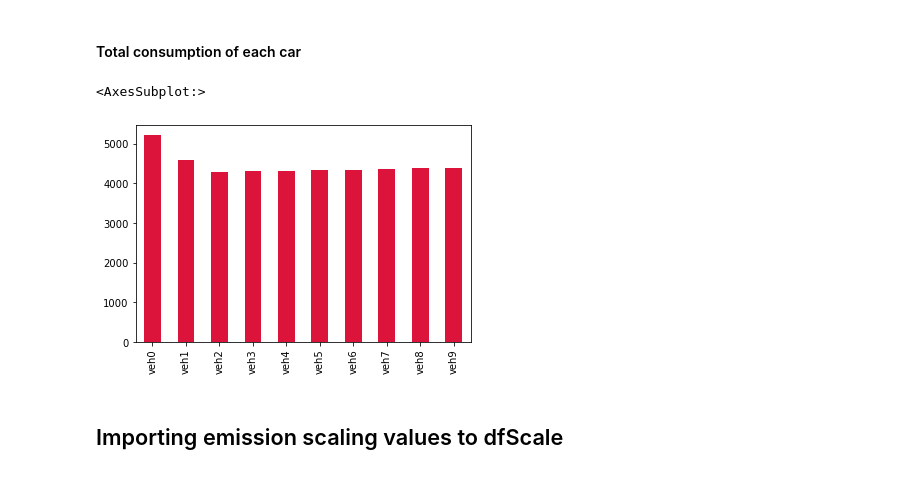
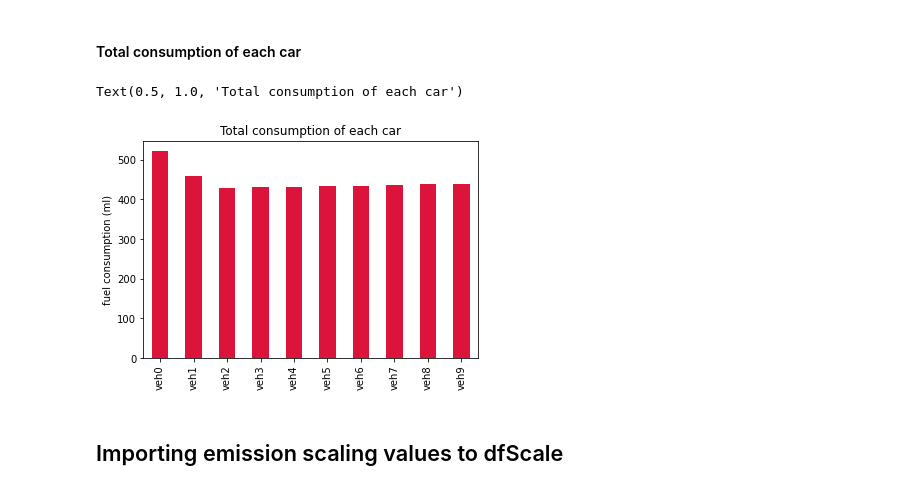
Before and after one commit to ValentBarnabas/PlatooningSolutionsForSelfDrivingVehicles, a Jupyter notebook: FuelConstumptionCalculator.ipynb, the cells around one changed output. Cells and saved outputs as stored; diff of their text form; code cells hidden in the pictures.

Commit message:
Minor changes, added unscaled emission values

```diff
--- a/FuelConstumptionCalculator.ipynb
+++ b/FuelConstumptionCalculator.ipynb
@@ -3,10 +3,23 @@
 import pandas as pd
 import xml.etree.ElementTree as ET
 import matplotlib.pyplot as plt
+# %%
+#Base Params
+stepsPerSec = 10
+
+COLOR = 'black'         #lightGray
+BACKGROUND = "none"     #black
+plt.rcParams['text.color'] = COLOR
+plt.rcParams['axes.labelcolor'] = COLOR
+plt.rcParams['xtick.color'] = COLOR
+plt.rcParams['ytick.color'] = COLOR
+
+plt.rcParams['axes.facecolor'] = BACKGROUND
+plt.rcParams['figure.facecolor'] = BACKGROUND
 # %% [markdown]
 ## Importing base emission values to dfBase
 # %%
-xmlDataBase = open('./emissionBaseValues.xml', 'r').read()  # Read file
+xmlDataBase = open('./emissionBaseValues_Bckp.xml', 'r').read()  # Read file
 rootBase = ET.XML(xmlDataBase)  # Parse XML
 
 colsBase = []
@@ -15,7 +28,7 @@ for i in rootBase:
     line = []
     for fuelInfo in i:
         # print(i.attrib["time"] + " " + fuelinfo.attrib["id"] + " " + str(fuelinfo.attrib["fuel"]))
-        line.append(float(fuelInfo.attrib["fuel"]))
+        line.append(float(fuelInfo.attrib["fuel"]) / stepsPerSec)
 
         if (fuelInfo.attrib["id"] not in colsBase):
             colsBase.append(fuelInfo.attrib["id"])
@@ -29,10 +42,12 @@ dfBase.columns = colsBase
 # %%
 baseSum = dfBase.sum(0)
 # print(summed)
-baseSum.plot(x = "vehicle id", y = "fuel consumption (ml)", kind="bar", color="crimson")
+baseSum.plot(kind="bar", color="crimson")
+plt.ylabel("fuel consumption (ml)")
+plt.title("Total consumption of each car")
 # %% [output]
-<AxesSubplot:>
+Text(0.5, 1.0, 'Total consumption of each car')
-[figure, old version]
+[figure, new version]
 # %% [markdown]
 ## Importing emission scaling values to dfScale
 # %%
```
Also changed, not shown: parts of 7 cells of this notebook, 2 other files.
